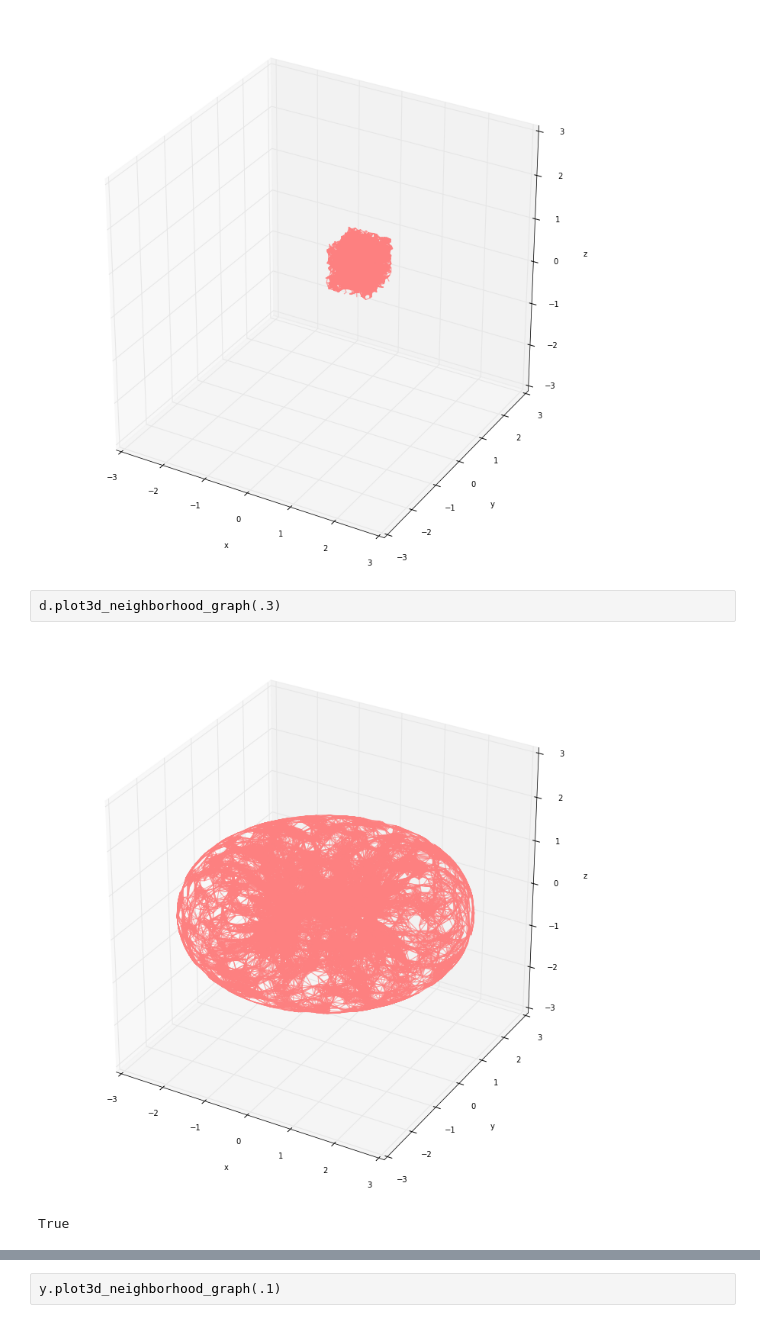
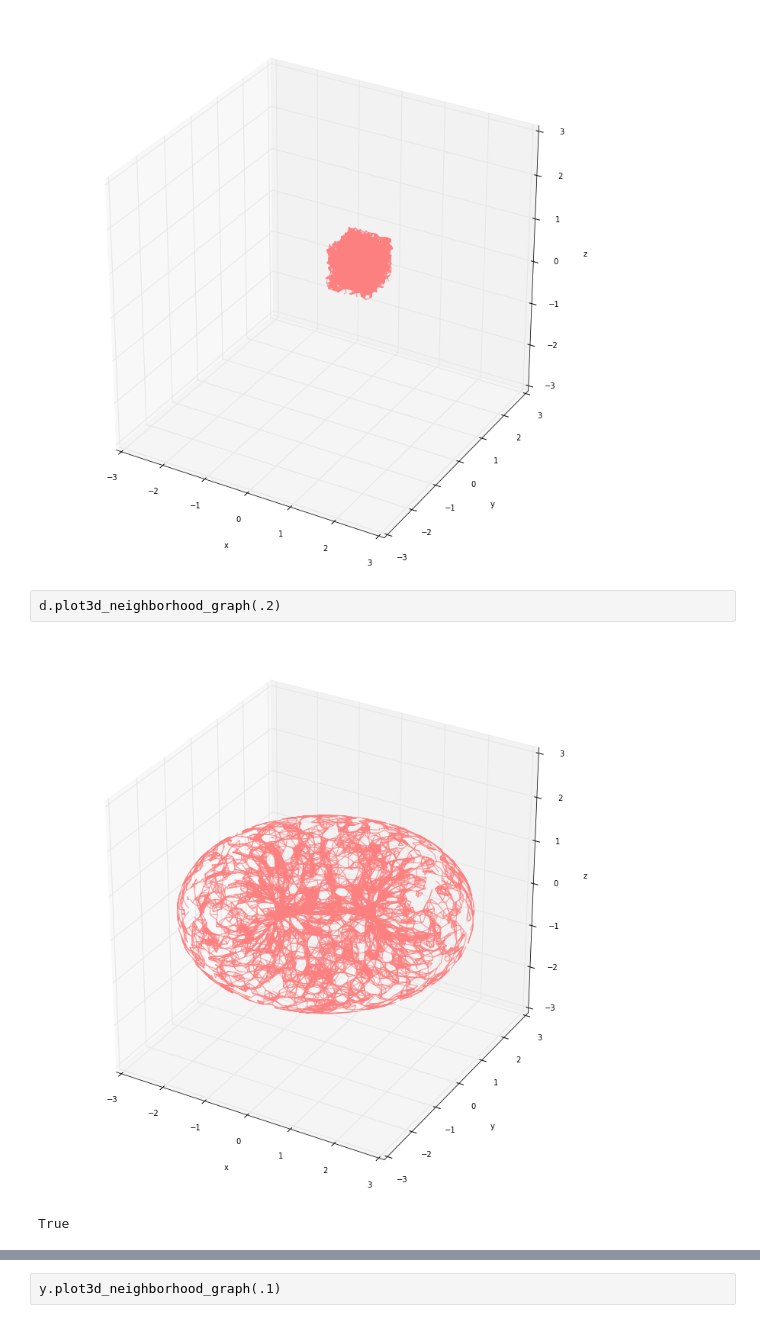
Before and after one commit to danetrata/persispy, a Jupyter notebook: persispy/samples/Untitled.ipynb, the cells around one changed output, grey strips where cells are left out. Cells and saved outputs as stored; diff of their text form.

```diff
--- a/persispy/samples/Untitled.ipynb
+++ b/persispy/samples/Untitled.ipynb
@@ -20,9 +20,9 @@ for x in [a,b,c,d,e,f]:
 [figure]
 [figure]
 # %%
-d.plot3d_neighborhood_graph(.3)
+d.plot3d_neighborhood_graph(.2)
 # %% [output]
-[figure, old version]
+[figure, new version]
 True
 # %%
 y=phc(eqn="x^3+y^3+z^3-1",num_points=5000,return_complex=True)
```
Also changed, not shown: parts of 2 cells of this notebook, 1 other file.
